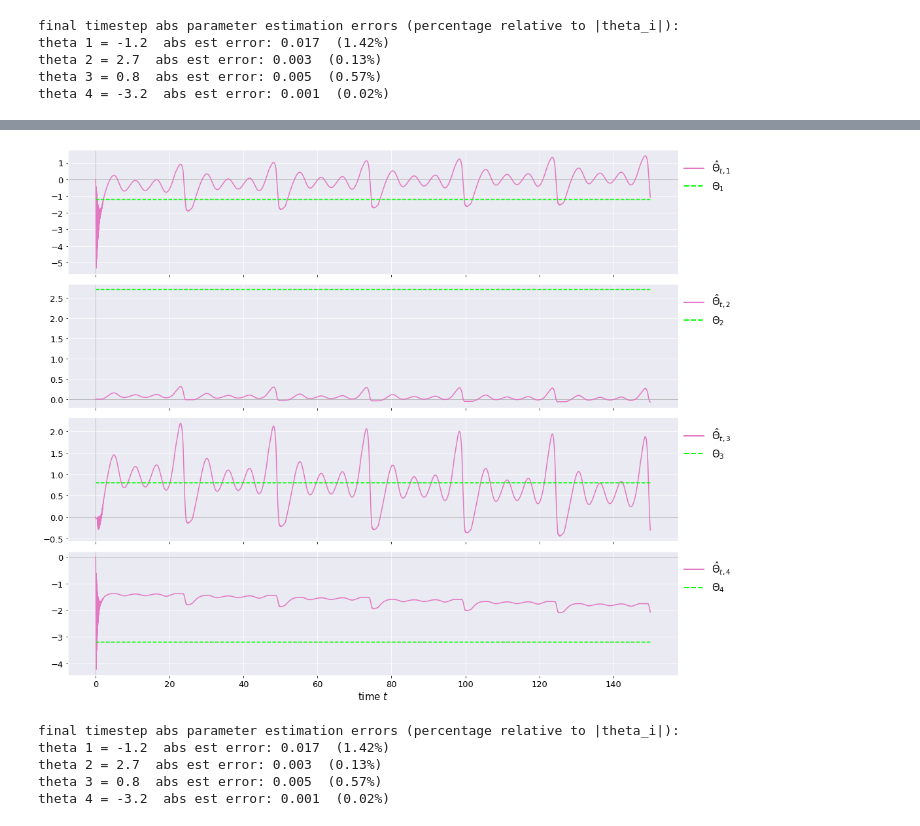
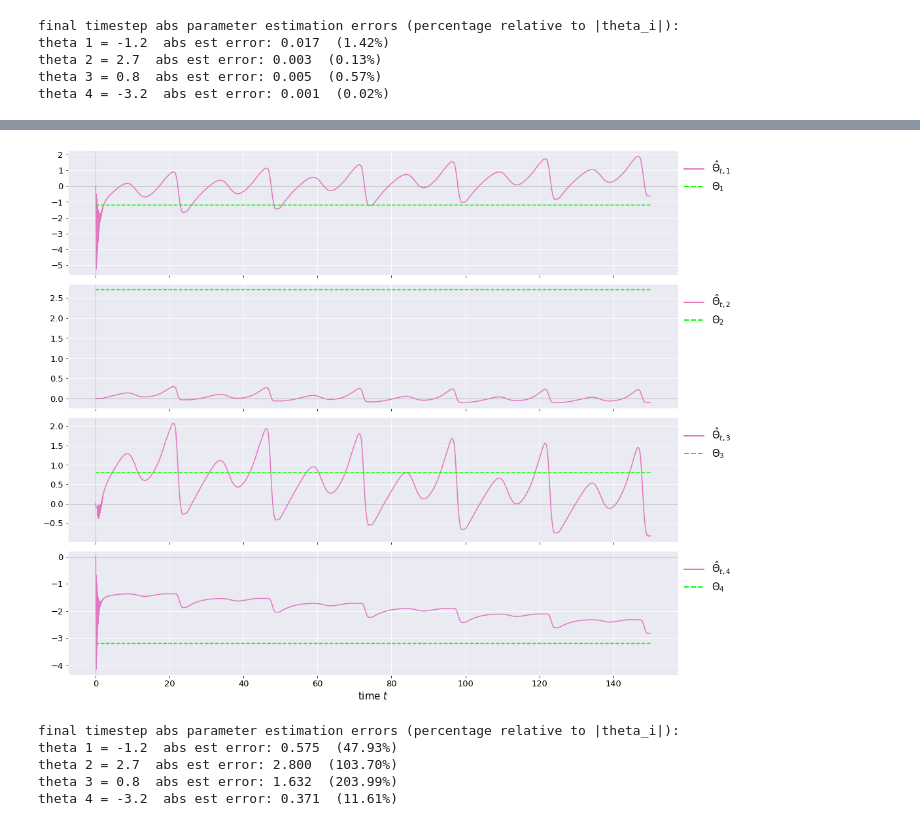
Before and after one commit to tylerlekang/CDC2022, a Jupyter notebook: CDC2022_simulation.ipynb, the cells around one changed output, grey strips where cells are left out. Drawn from its saved outputs; the diff is of its cells as text; code cells hidden in the pictures.

```diff
--- a/CDC2022_simulation.ipynb
+++ b/CDC2022_simulation.ipynb
@@ -42,0 +82,14 @@ The open-loop ($u_t=0$) plant system **without nonlinearity** is simulated below
+# %%
+n = 2
+xr = [-10,10] # plotting range, each dimension (only for n=2)
+
+WT = np.array([[2.,1.],
+               [1.,-2.],
+               [1.5,-0.5],
+               [0.5,2.]])
+b = np.array([[1.],
+              [2.],
+              [2.5],
+              [3.]])
+
+hyps = hypPlot(xr,WT,b,True,10000,'hsv','R2hyps')
@@ -587,7 +457,7 @@ plt.show()
 
 print('final timestep abs parameter estimation errors (percentage relative to |theta_i|):')
 for i in range(N):
-    thierr = abs(Theta[i]-Thetahat[i,0,-1])
+    thierr = abs(Thetahat[i,0,-1]-Theta[i])
     print('theta %d = %.1f  abs est error: %.3f  (%.2f%%)'%(i+1,Theta[i],thierr,(thierr/abs(Theta[i])*100)))
 # %% [output]
 [figure]
@@ -607,16 +469,18 @@ guaranteed that the parameter estimates $\hat\Theta_t$ will converge to the true
 # %%
-r = 40 + 10*np.sin(0.25*ts)[np.newaxis,:] # make shape (1,ts.size)
-r += 10*np.sin(0.5*ts)[np.newaxis,:]
-r += 10*np.sin(0.75*ts)[np.newaxis,:]
-r += 10*np.sin(1.*ts)[np.newaxis,:]
+# Main simulation for r_t^(2)
+
+r = 30 + 15*np.sin(0.25*ts)[np.newaxis,:] # make shape (1,ts.size)
+r += 15*np.sin(0.5*ts)[np.newaxis,:]
+# r += 10*np.sin(0.75*ts)[np.newaxis,:]
+# r += 10*np.sin(1.*ts)[np.newaxis,:]
 
 u = np.zeros((m,ts.size))
 
 x = np.zeros((n,ts.size))
 xr = np.zeros((n,ts.size))
 
-e = np.zeros((n,ts.size))
-e[:,0] = x[:,0] - xr[:,0]
+e2 = np.zeros((n,ts.size))
+e2[:,0] = x[:,0] - xr[:,0]
 
 Thetahat2 = np.zeros((*Theta.shape,ts.size))
 
@@ -631,8 +495,8 @@ for ti,t in enumerate(ts[:-1]):
     xrDot = Ar@xr[:,ti] + Br@r[:,ti]
     xr[:,ti+1] = xr[:,ti] + xrDot*dt
 
-    e[:,ti+1] = x[:,ti+1] - xr[:,ti+1]
-    eTPB = e[:,ti+1].T @ P @ B
+    e2[:,ti+1] = x[:,ti+1] - xr[:,ti+1]
+    eTPB = e2[:,ti+1].T @ P @ B
 
     # update Thetahat to use for next timestep
     Thetahat2Dot = Gamma @ np.outer(phi(x[:,ti+1]),eTPB)
@@ -740,39 +604,39 @@ plt.axhline(0,c='gray',lw=0.5) # axes lines
 plt.axvline(0,c='gray',lw=0.5)
 plt.plot(ts,Thetahat2[1,0],'C6',label=r'$\hat{\Theta}_{t,2}$')
 plt.plot(ts,np.full_like(ts,Theta[1]),c='lime',ls='--',label=r'$\Theta_2$')
 leg = plt.legend(bbox_to_anchor=(0.995,1),loc='upper left',fontsize=15)
 for line in leg.legendHandles: line.set_linewidth(2)
 plt.yticks(fontsize=13)
 plt.sca(ax[2])
 plt.axhline(0,c='gray',lw=0.5) # axes lines
 plt.axvline(0,c='gray',lw=0.5)
 plt.plot(ts,Thetahat2[2,0],'C6',label=r'$\hat{\Theta}_{t,3}$')
 plt.plot(ts,np.full_like(ts,Theta[2]),c='lime',ls='--',label=r'$\Theta_3$')
 leg = plt.legend(bbox_to_anchor=(0.995,1),loc='upper left',fontsize=15)
 for line in leg.legendHandles: line.set_linewidth(2)
 plt.yticks(fontsize=13)
 plt.sca(ax[3])
 plt.axhline(0,c='gray',lw=0.5) # axes lines
 plt.axvline(0,c='gray',lw=0.5)
 plt.plot(ts,Thetahat2[3,0],'C6',label=r'$\hat{\Theta}_{t,4}$')
 plt.plot(ts,np.full_like(ts,Theta[3]),c='lime',ls='--',label=r'$\Theta_4$')
 leg = plt.legend(bbox_to_anchor=(0.995,1),loc='upper left',fontsize=15)
 for line in leg.legendHandles: line.set_linewidth(2)
 plt.xlabel(r'time $t$',fontsize=15)
 plt.xticks(fontsize=13)
 plt.yticks(fontsize=13)
 plt.tight_layout()
 plt.show()
 
 print('final timestep abs parameter estimation errors (percentage relative to |theta_i|):')
 for i in range(N):
-    thierr = abs(Theta[i]-Thetahat[i,0,-1])
-    print('theta %d = %.1f  abs est error: %.3f  (%.2f%%)'%(i+1,Theta[i],thierr,(thierr/abs(Theta[i])*100)))
+    thierr2 = abs(Thetahat2[i,0,-1]-Theta[i])
+    print('theta %d = %.1f  abs est error: %.3f  (%.2f%%)'%(i+1,Theta[i],thierr2,(thierr2/abs(Theta[i])*100)))
 # %% [output]
-[figure, old version]
+[figure, new version]
 final timestep abs parameter estimation errors (percentage relative to |theta_i|):
-theta 1 = -1.2  abs est error: 0.017  (1.42%)
-theta 2 = 2.7  abs est error: 0.003  (0.13%)
-theta 3 = 0.8  abs est error: 0.005  (0.57%)
-theta 4 = -3.2  abs est error: 0.001  (0.02%)
+theta 1 = -1.2  abs est error: 0.575  (47.93%)
+theta 2 = 2.7  abs est error: 2.800  (103.70%)
+theta 3 = 0.8  abs est error: 1.632  (203.99%)
+theta 4 = -3.2  abs est error: 0.371  (11.61%)
 # %%
```
Also changed, not shown: parts of 23 cells of this notebook.
